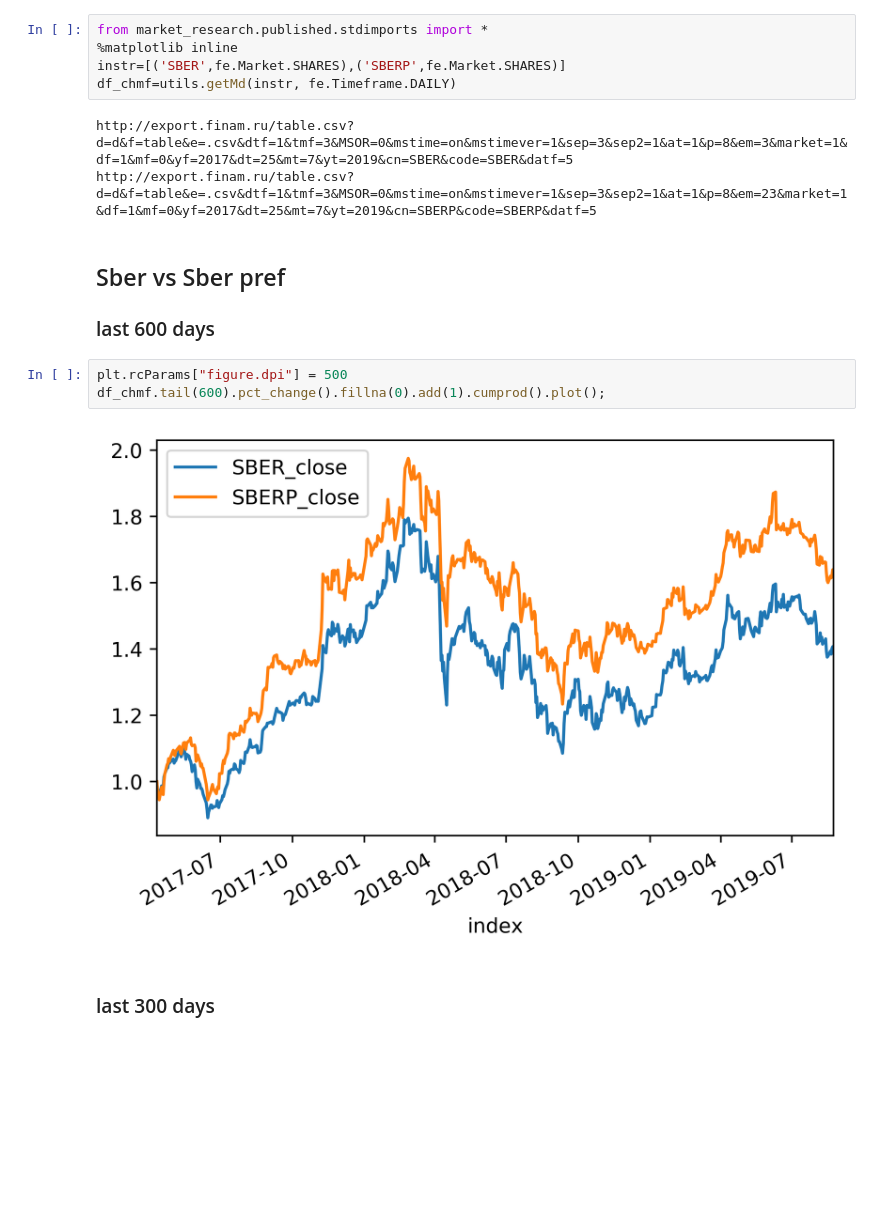
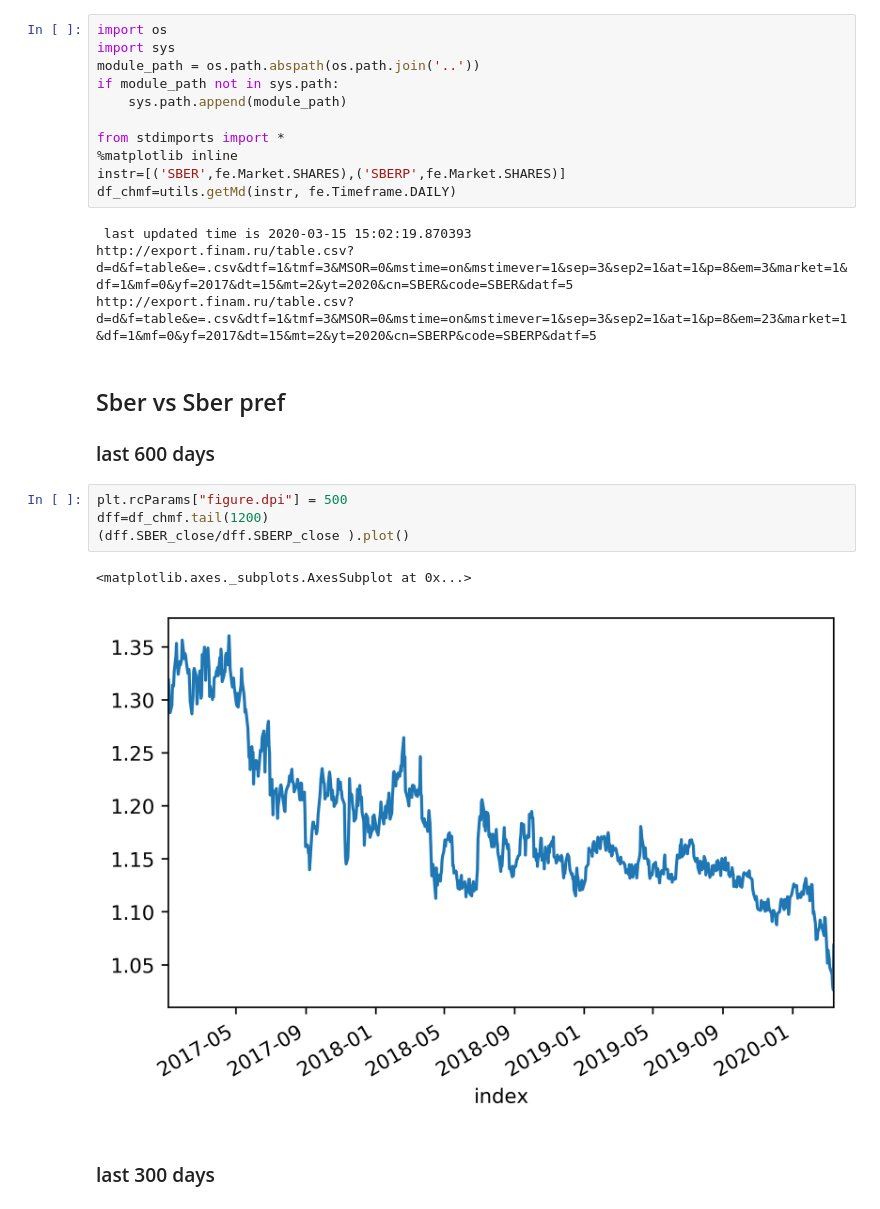
Before and after one commit to ivanantipin/chartpapa, a Jupyter notebook: market_research/published/SberVsSberPref.ipynb, the cells around one changed output. Cells and saved outputs as stored; diff of their text form; blank space fills up the shorter version.

```diff
--- a/market_research/published/SberVsSberPref.ipynb
+++ b/market_research/published/SberVsSberPref.ipynb
@@ -1,19 +1,28 @@
 # %%
-from market_research.published.stdimports import *
+import os
+import sys
+module_path = os.path.abspath(os.path.join('..'))
+if module_path not in sys.path:
+    sys.path.append(module_path)
+
+from stdimports import *
 %matplotlib inline
 instr=[('SBER',fe.Market.SHARES),('SBERP',fe.Market.SHARES)]
 df_chmf=utils.getMd(instr, fe.Timeframe.DAILY)
 # %% [output]
-http://export.finam.ru/table.csv?d=d&f=table&e=.csv&dtf=1&tmf=3&MSOR=0&mstime=on&mstimever=1&sep=3&sep2=1&at=1&p=8&em=3&market=1&df=1&mf=0&yf=2017&dt=25&mt=7&yt=2019&cn=SBER&code=SBER&datf=5
-http://export.finam.ru/table.csv?d=d&f=table&e=.csv&dtf=1&tmf=3&MSOR=0&mstime=on&mstimever=1&sep=3&sep2=1&at=1&p=8&em=23&market=1&df=1&mf=0&yf=2017&dt=25&mt=7&yt=2019&cn=SBERP&code=SBERP&datf=5
+ last updated time is 2020-03-15 15:02:19.870393
+http://export.finam.ru/table.csv?d=d&f=table&e=.csv&dtf=1&tmf=3&MSOR=0&mstime=on&mstimever=1&sep=3&sep2=1&at=1&p=8&em=3&market=1&df=1&mf=0&yf=2017&dt=15&mt=2&yt=2020&cn=SBER&code=SBER&datf=5
+http://export.finam.ru/table.csv?d=d&f=table&e=.csv&dtf=1&tmf=3&MSOR=0&mstime=on&mstimever=1&sep=3&sep2=1&at=1&p=8&em=23&market=1&df=1&mf=0&yf=2017&dt=15&mt=2&yt=2020&cn=SBERP&code=SBERP&datf=5
 # %% [markdown]
 ## Sber vs Sber pref
 ### last 600 days
 # %%
 plt.rcParams["figure.dpi"] = 500
-df_chmf.tail(600).pct_change().fillna(0).add(1).cumprod().plot();
+dff=df_chmf.tail(1200)
+(dff.SBER_close/dff.SBERP_close ).plot()
 # %% [output]
+<matplotlib.axes._subplots.AxesSubplot at 0x...>
-[figure, old version]
+[figure, new version]
 # %% [markdown]
 ### last 300 days
 # %%
```
Also changed, not shown: 40 other files.
